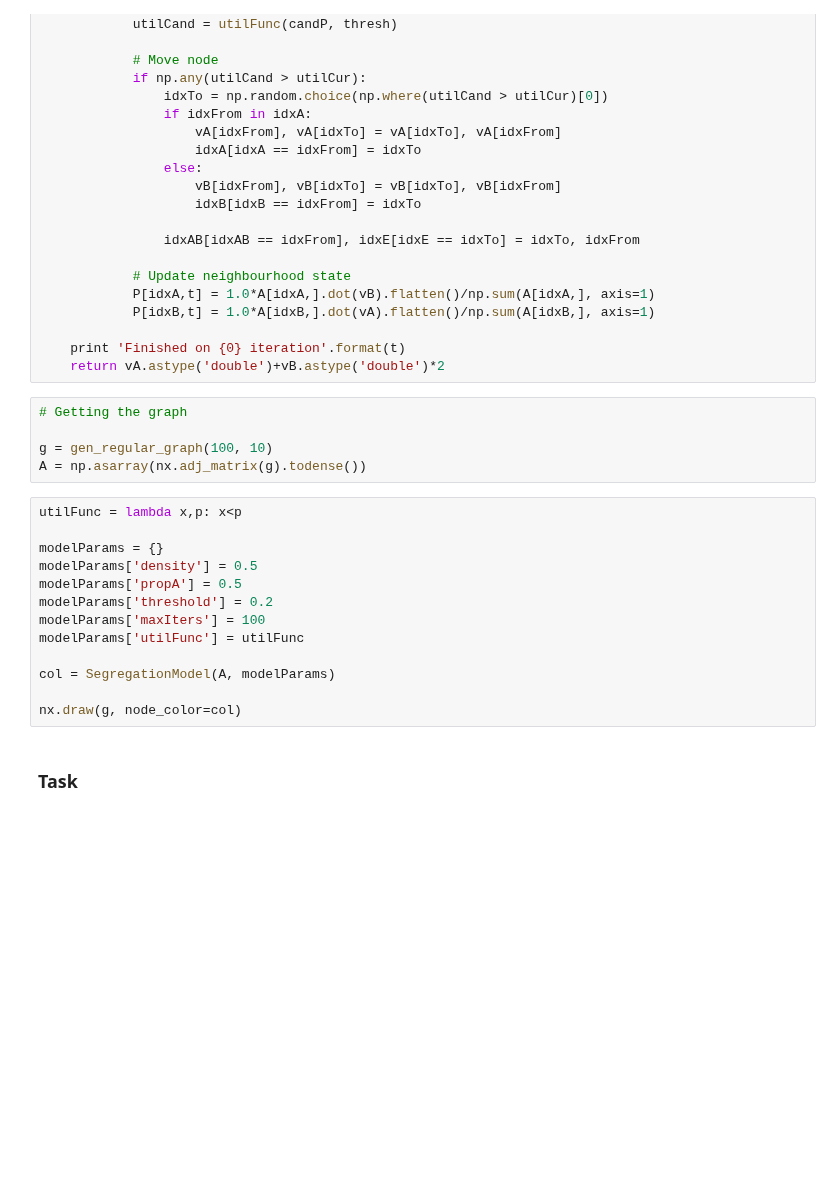
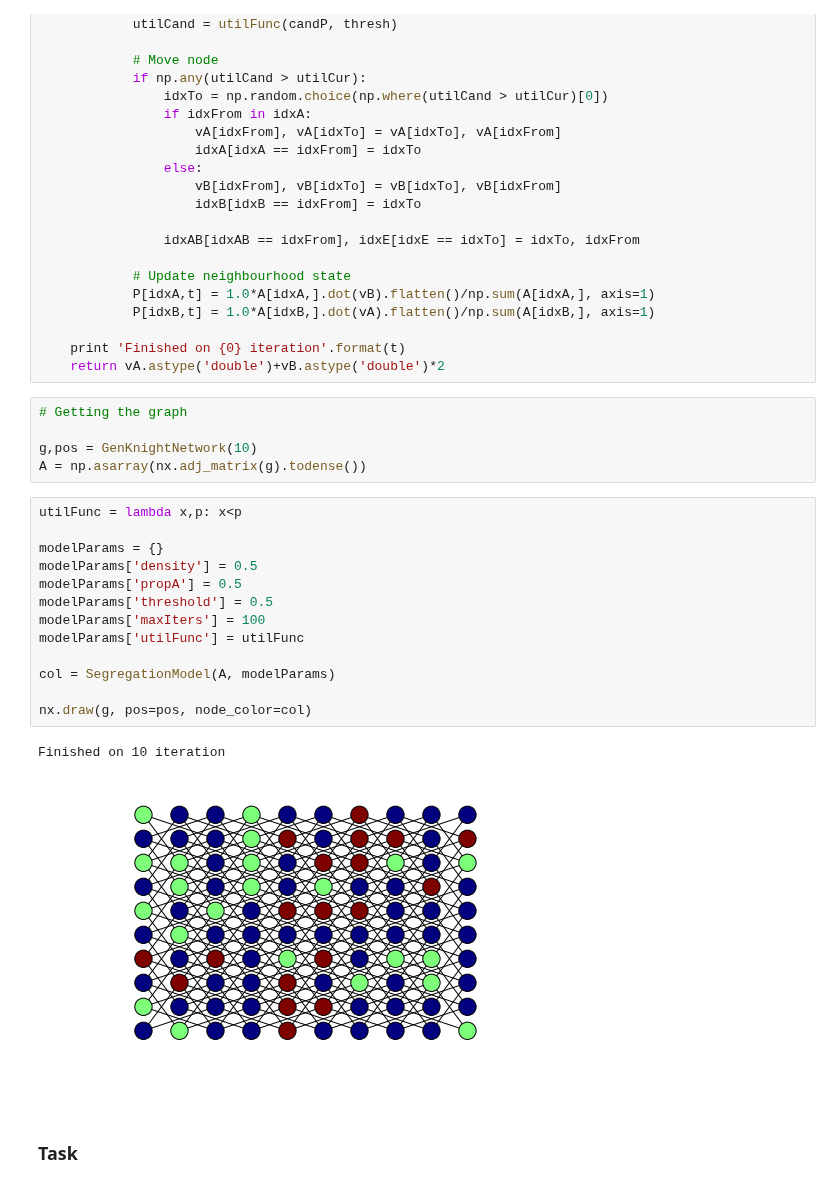
Before and after one commit to shestakoff/social_ntwks, a Jupyter notebook: segregation.ipynb, the cells around one changed output. Drawn from its saved outputs; the diff is of its cells as text; blank space fills up the shorter version.

```diff
--- a/segregation.ipynb
+++ b/segregation.ipynb
@@ -134,21 +134,24 @@ def SegregationModel(A, modelParams):
 # %%
 # Getting the graph
 
-g = gen_regular_graph(100, 10)
+g,pos = GenKnightNetwork(10)
 A = np.asarray(nx.adj_matrix(g).todense())
 # %%
 utilFunc = lambda x,p: x<p
 
 modelParams = {}
 modelParams['density'] = 0.5
 modelParams['propA'] = 0.5
-modelParams['threshold'] = 0.2
+modelParams['threshold'] = 0.5
 modelParams['maxIters'] = 100
 modelParams['utilFunc'] = utilFunc
 
 col = SegregationModel(A, modelParams)
 
-nx.draw(g, node_color=col)
+nx.draw(g, pos=pos, node_color=col)
+# %% [output]
+Finished on 10 iteration
+[figure, added]
 # %% [markdown]
 ### Task
 # %% [markdown]
```
